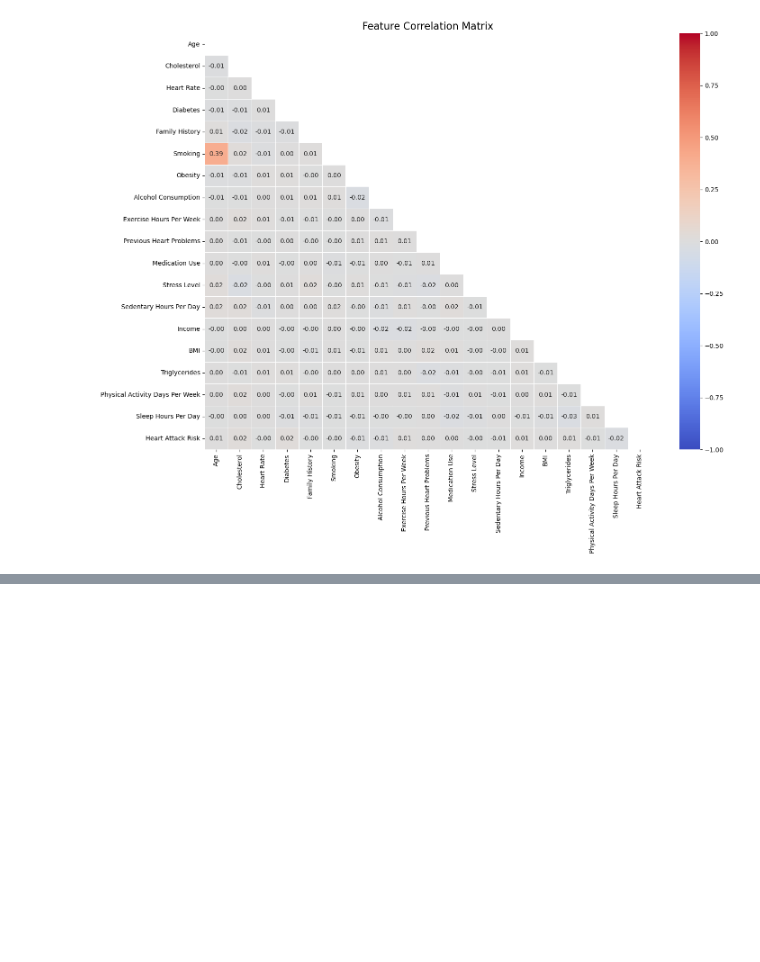
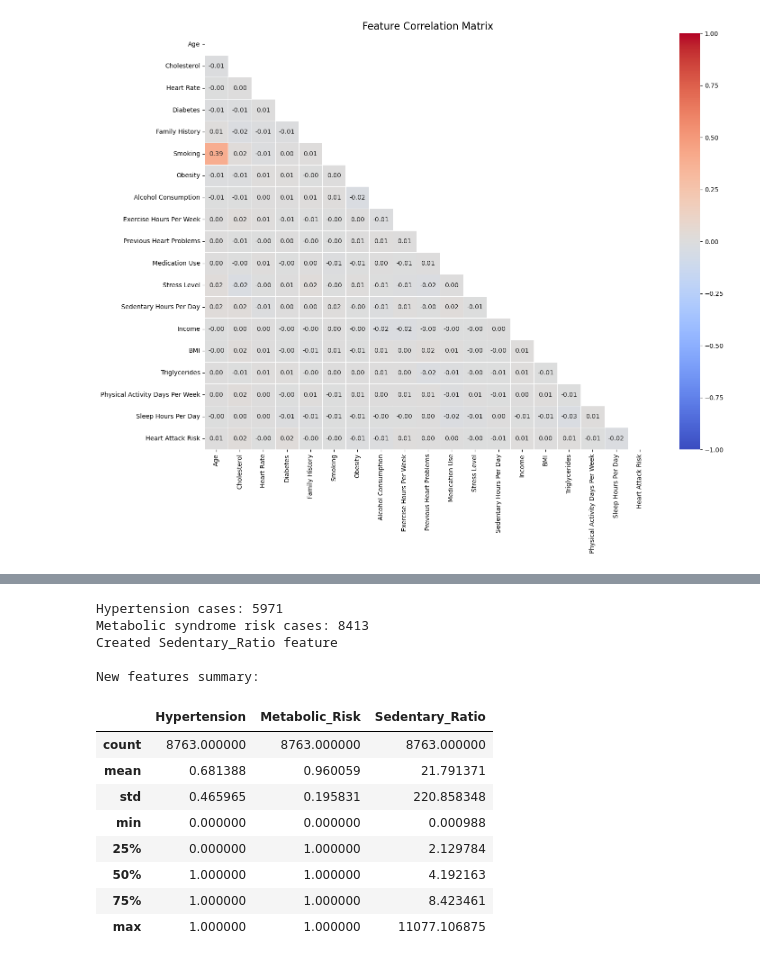
Before and after one commit to Akila-Prabath/Heart-Attack-Predictor, a Jupyter notebook: notebooks/FC212045_Kavindu/pre_process.ipynb, the cells around one changed output, grey strips where cells are left out. Drawn from its saved outputs; the diff is of its cells as text; code cells hidden in the pictures; blank space fills up the shorter version.

```diff
--- a/notebooks/FC212045_Kavindu/pre_process.ipynb
+++ b/notebooks/FC212045_Kavindu/pre_process.ipynb
@@ -240,0 +424,24 @@ fig.show()
+# %%
+# : Encode categorical variables
+# Binary features
+df['Sex'] = df['Sex'].map({'Male': 1, 'Female': 0})
+print("Encoded Sex: Male=1, Female=0")
+
+# Convert binary columns to integers
+binary_cols = ['Diabetes', 'Family History', 'Smoking', 'Obesity',
+               'Alcohol Consumption', 'Previous Heart Problems', 'Medication Use']
+for col in binary_cols:
+    df[col] = df[col].astype(int)
+    print(f"Converted {col} to integer")
+
+# Diet encoding (ordinal)
+diet_mapping = {'Unhealthy': 0, 'Average': 1, 'Healthy': 2}
+df['Diet'] = df['Diet'].map(diet_mapping)
+print("Encoded Diet: Unhealthy=0, Average=1, Healthy=2")
+
+# Continent encoding (one-hot)
+df = pd.get_dummies(df, columns=['Continent'], prefix='Cont', drop_first=True)
+print("One-hot encoded Continent")
+
+print("\nData types after encoding:")
+print(df.dtypes.value_counts())
@@ -240,0 +466,35 @@ fig.show()
+# %%
+# : Feature engineering
+# Hypertension flag
+df['Hypertension'] = ((df['Systolic_BP'] >= 140) | (df['Diastolic_BP'] >= 90)).astype(int)
+print(f"Hypertension cases: {df['Hypertension'].sum()}")
+
+# Metabolic syndrome risk
+df['Metabolic_Risk'] = (
+    (df['BMI'] >= 30) |
+    (df['Triglycerides'] >= 150) |
+    (df['Cholesterol'] >= 240)
+).astype(int)
+print(f"Metabolic syndrome risk cases: {df['Metabolic_Risk'].sum()}")
+
+# Activity imbalance
+df['Sedentary_Ratio'] = df['Sedentary Hours Per Day'] / (df['Exercise Hours Per Week']/7 + 1e-6)
+print("Created Sedentary_Ratio feature")
+
+print("\nNew features summary:")
+display(df[['Hypertension', 'Metabolic_Risk', 'Sedentary_Ratio']].describe())
+# %% [output]
+Hypertension cases: 5971
+Metabolic syndrome risk cases: 8413
+Created Sedentary_Ratio feature
+
+New features summary:
+|  | Hypertension | Metabolic_Risk | Sedentary_Ratio |
+| count | 8763.000000 | 8763.000000 | 8763.000000 |
+| mean | 0.681388 | 0.960059 | 21.791371 |
+| std | 0.465965 | 0.195831 | 220.858348 |
+| min | 0.000000 | 0.000000 | 0.000988 |
+| 25% | 0.000000 | 1.000000 | 2.129784 |
+| 50% | 1.000000 | 1.000000 | 4.192163 |
+| 75% | 1.000000 | 1.000000 | 8.423461 |
+| max | 1.000000 | 1.000000 | 11077.106875 |
```
Also changed, not shown: parts of 14 cells of this notebook, 1 other file.
